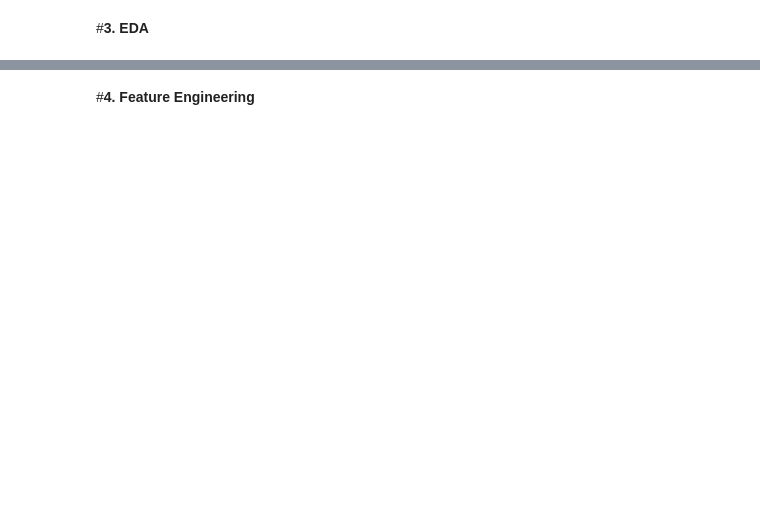
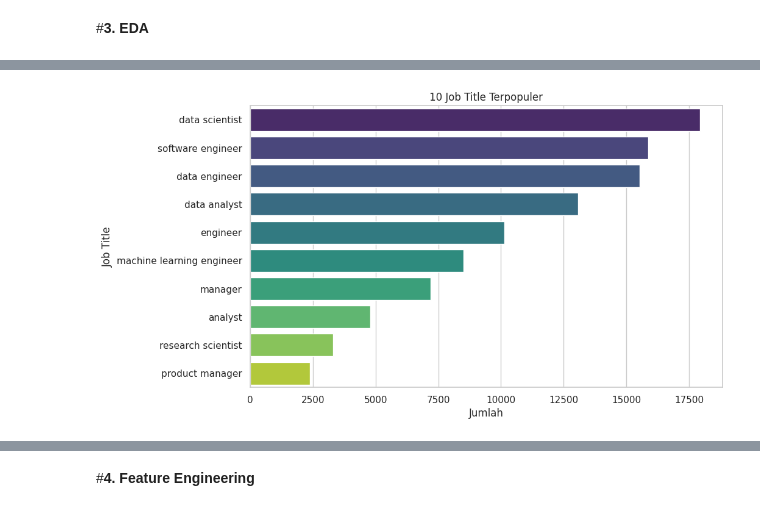
Before and after one commit to fathanzys/Data, a Jupyter notebook: uas_DataMining.ipynb, the cells around one changed output, grey strips where cells are left out. Drawn from its saved outputs; the diff is of its cells as text; code cells hidden in the pictures; blank space fills up the shorter version.

```diff
--- a/uas_DataMining.ipynb
+++ b/uas_DataMining.ipynb
@@ -141,0 +34,17 @@ for title in job_titles_to_plot:
+# %%
+# Cek missing values
+print("Jumlah nilai kosong per kolom:\n", df.isnull().sum())
+
+# Drop baris dengan missing values (jika jumlahnya sedikit)
+df = df.dropna()
+
+# Normalisasi format teks (lowercase untuk konsistensi)
+df['job_title'] = df['job_title'].str.lower()
+df['employee_residence'] = df['employee_residence'].str.upper()
+df['company_location'] = df['company_location'].str.upper()
+
+# Cek kembali info data
+df.info()
+
+# Pastikan data sudah bersih
+df.head()
@@ -188,0 +77,16 @@ plt.show()
+# %%
+import matplotlib.pyplot as plt
+import seaborn as sns
+
+# Hitung jumlah masing-masing job title
+top_jobs = df['job_title'].value_counts().head(10)
+
+# Visualisasi
+plt.figure(figsize=(10,6))
+sns.barplot(x=top_jobs.values, y=top_jobs.index, palette='viridis')
+plt.title("10 Job Title Terpopuler")
+plt.xlabel("Jumlah")
+plt.ylabel("Job Title")
+plt.show()
+# %% [output]
+[figure, added]
```
Also changed, not shown: parts of 29 cells of this notebook.
